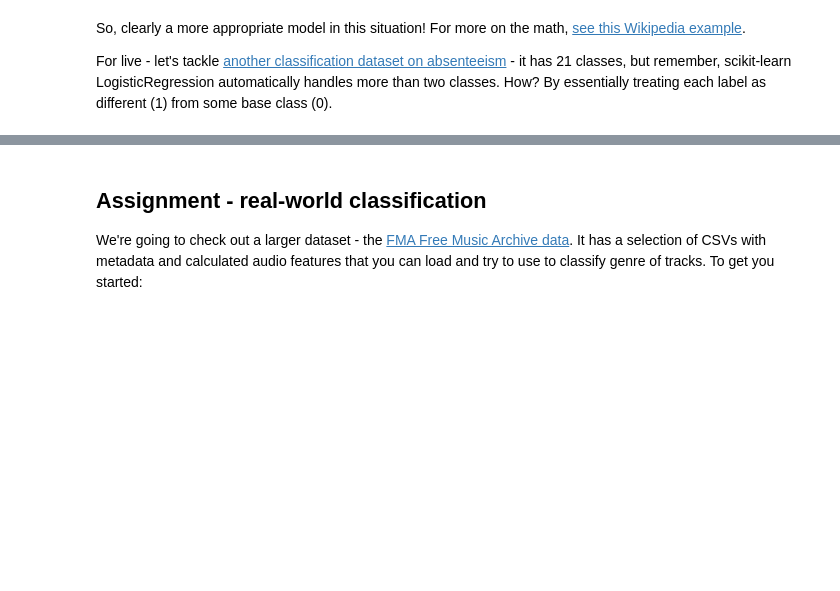
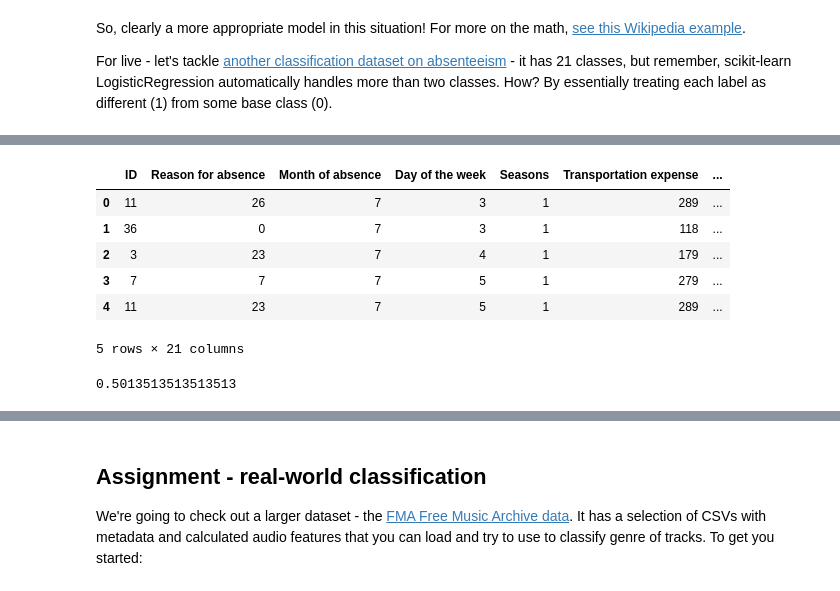
Before and after one commit to bloominstituteoftechnology/DS-Unit-2-Sprint-3-Advanced-Regression, a Jupyter notebook: module1-logistic-regression/LS_DS_231_Logistic_Regression.ipynb, the cells around one changed output, grey strips where cells are left out. Saved outputs shown, nothing was run; the diff lists cells and outputs as text; code cells hidden in the pictures; blank space fills up the shorter version.

```diff
--- a/module1-logistic-regression/LS_DS_231_Logistic_Regression.ipynb
+++ b/module1-logistic-regression/LS_DS_231_Logistic_Regression.ipynb
@@ -178,0 +228,19 @@ For live - let's tackle [another classification dataset on absenteeism](http://a
+# %%
+absent_df = pd.read_table('Absenteeism_at_work.csv', sep=';')
+absent_df.head()
+# %% [output]
+|  | ID | Reason for absence | Month of absence | Day of the week | Seasons | Transportation expense | ... |
+| 0 | 11 | 26 | 7 | 3 | 1 | 289 | ... |
+| 1 | 36 | 0 | 7 | 3 | 1 | 118 | ... |
+| 2 | 3 | 23 | 7 | 4 | 1 | 179 | ... |
+| 3 | 7 | 7 | 7 | 5 | 1 | 279 | ... |
+| 4 | 11 | 23 | 7 | 5 | 1 | 289 | ... |
+5 rows × 21 columns
+# %%
+X = absent_df.drop('Reason for absence', axis='columns')
+y = absent_df['Reason for absence']
+
+absent_log1 = LogisticRegression(solver='liblinear', multi_class='auto').fit(X, y)
+absent_log1.score(X, y)
+# %% [output]
+0.5013513513513513
```
Also changed, not shown: parts of 19 cells of this notebook.
